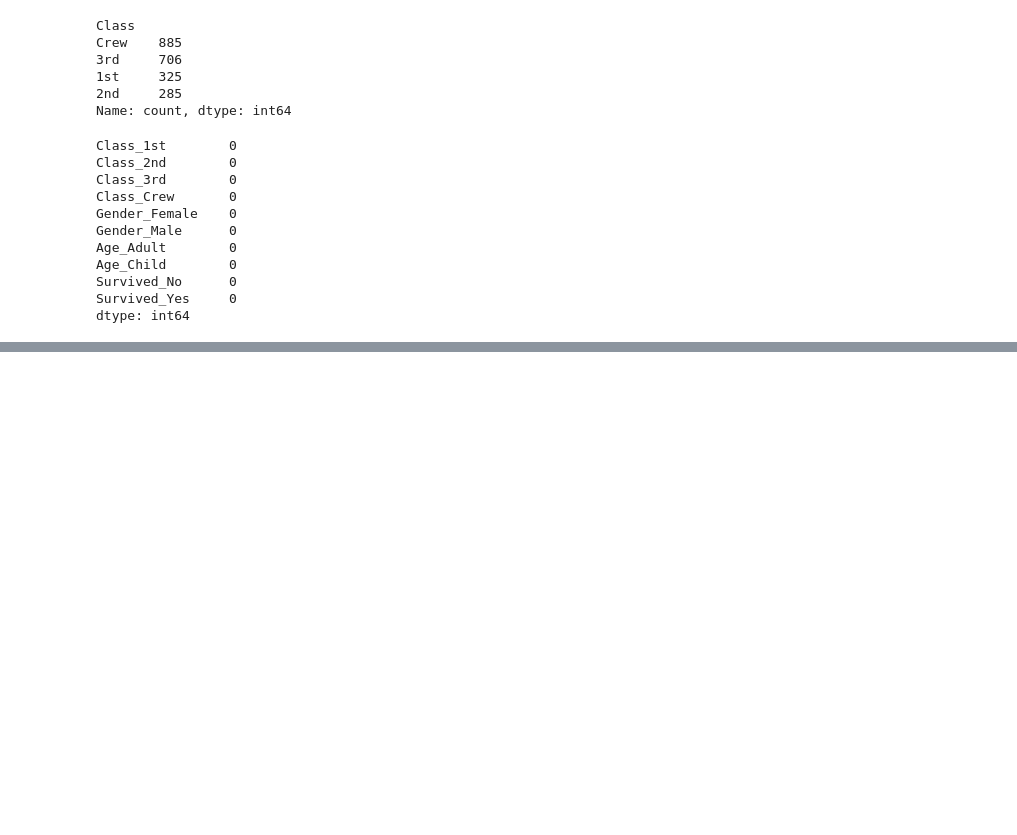
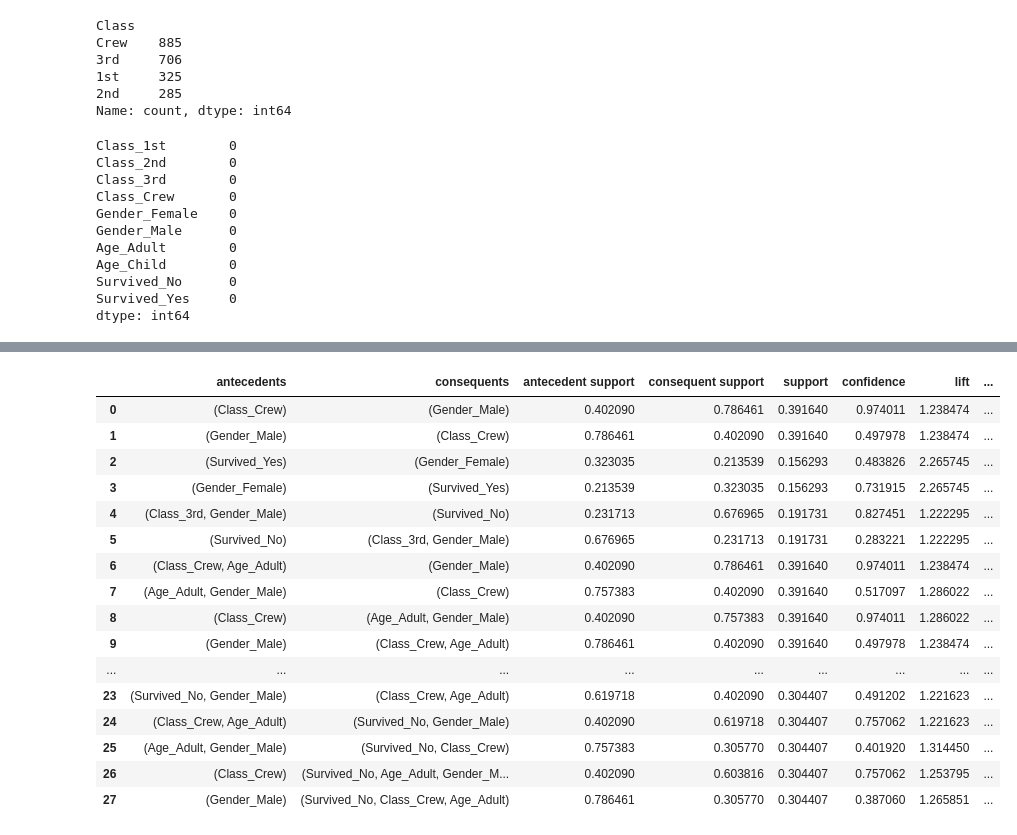
Before and after one commit to yashwanth0690/AD, a Jupyter notebook: day 20.ipynb, the cells around one changed output, grey strips where cells are left out. Drawn from its saved outputs; the diff is of its cells as text; code cells hidden in the pictures; blank space fills up the shorter version.

```diff
--- a/day 20.ipynb
+++ b/day 20.ipynb
@@ -95,0 +123,21 @@ frequent_itemsets
+# %%
+rules = association_rules(frequent_itemsets,metric="lift",min_threshold=1.2)
+rules
+# %% [output]
+|  | antecedents | consequents | antecedent support | consequent support | support | confidence | lift | ... |
+| 0 | (Class_Crew) | (Gender_Male) | 0.402090 | 0.786461 | 0.391640 | 0.974011 | 1.238474 | ... |
+| 1 | (Gender_Male) | (Class_Crew) | 0.786461 | 0.402090 | 0.391640 | 0.497978 | 1.238474 | ... |
+| 2 | (Survived_Yes) | (Gender_Female) | 0.323035 | 0.213539 | 0.156293 | 0.483826 | 2.265745 | ... |
+| 3 | (Gender_Female) | (Survived_Yes) | 0.213539 | 0.323035 | 0.156293 | 0.731915 | 2.265745 | ... |
+| 4 | (Class_3rd, Gender_Male) | (Survived_No) | 0.231713 | 0.676965 | 0.191731 | 0.827451 | 1.222295 | ... |
+| 5 | (Survived_No) | (Class_3rd, Gender_Male) | 0.676965 | 0.231713 | 0.191731 | 0.283221 | 1.222295 | ... |
+| 6 | (Class_Crew, Age_Adult) | (Gender_Male) | 0.402090 | 0.786461 | 0.391640 | 0.974011 | 1.238474 | ... |
+| 7 | (Age_Adult, Gender_Male) | (Class_Crew) | 0.757383 | 0.402090 | 0.391640 | 0.517097 | 1.286022 | ... |
+| 8 | (Class_Crew) | (Age_Adult, Gender_Male) | 0.402090 | 0.757383 | 0.391640 | 0.974011 | 1.286022 | ... |
+| 9 | (Gender_Male) | (Class_Crew, Age_Adult) | 0.786461 | 0.402090 | 0.391640 | 0.497978 | 1.238474 | ... |
+| ... | ... | ... | ... | ... | ... | ... | ... | ... |
+| 23 | (Survived_No, Gender_Male) | (Class_Crew, Age_Adult) | 0.619718 | 0.402090 | 0.304407 | 0.491202 | 1.221623 | ... |
+| 24 | (Class_Crew, Age_Adult) | (Survived_No, Gender_Male) | 0.402090 | 0.619718 | 0.304407 | 0.757062 | 1.221623 | ... |
+| 25 | (Age_Adult, Gender_Male) | (Survived_No, Class_Crew) | 0.757383 | 0.305770 | 0.304407 | 0.401920 | 1.314450 | ... |
+| 26 | (Class_Crew) | (Survived_No, Age_Adult, Gender_M... | 0.402090 | 0.603816 | 0.304407 | 0.757062 | 1.253795 | ... |
+| 27 | (Gender_Male) | (Survived_No, Class_Crew, Age_Adult) | 0.786461 | 0.305770 | 0.304407 | 0.387060 | 1.265851 | ... |
```
Also changed, not shown: parts of 5 cells of this notebook.
